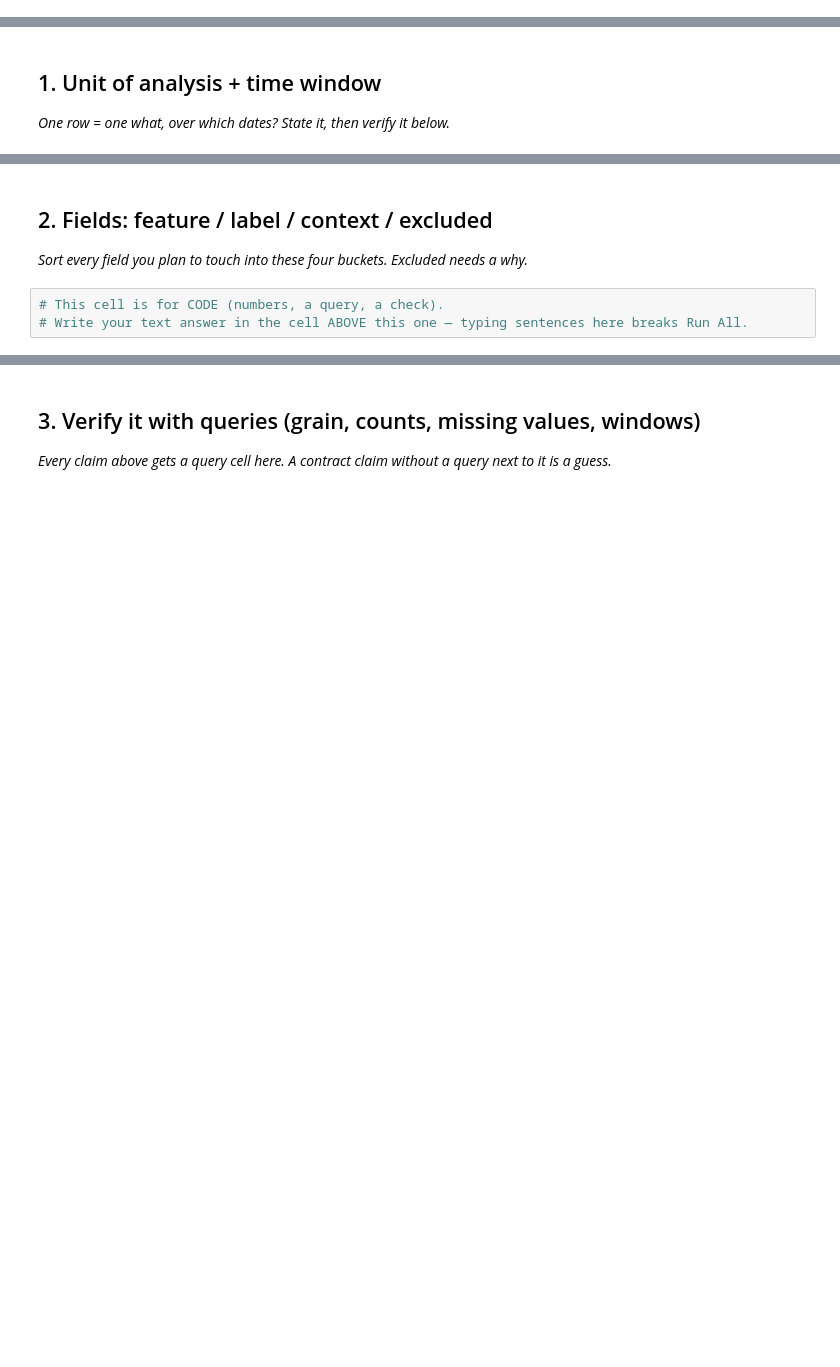
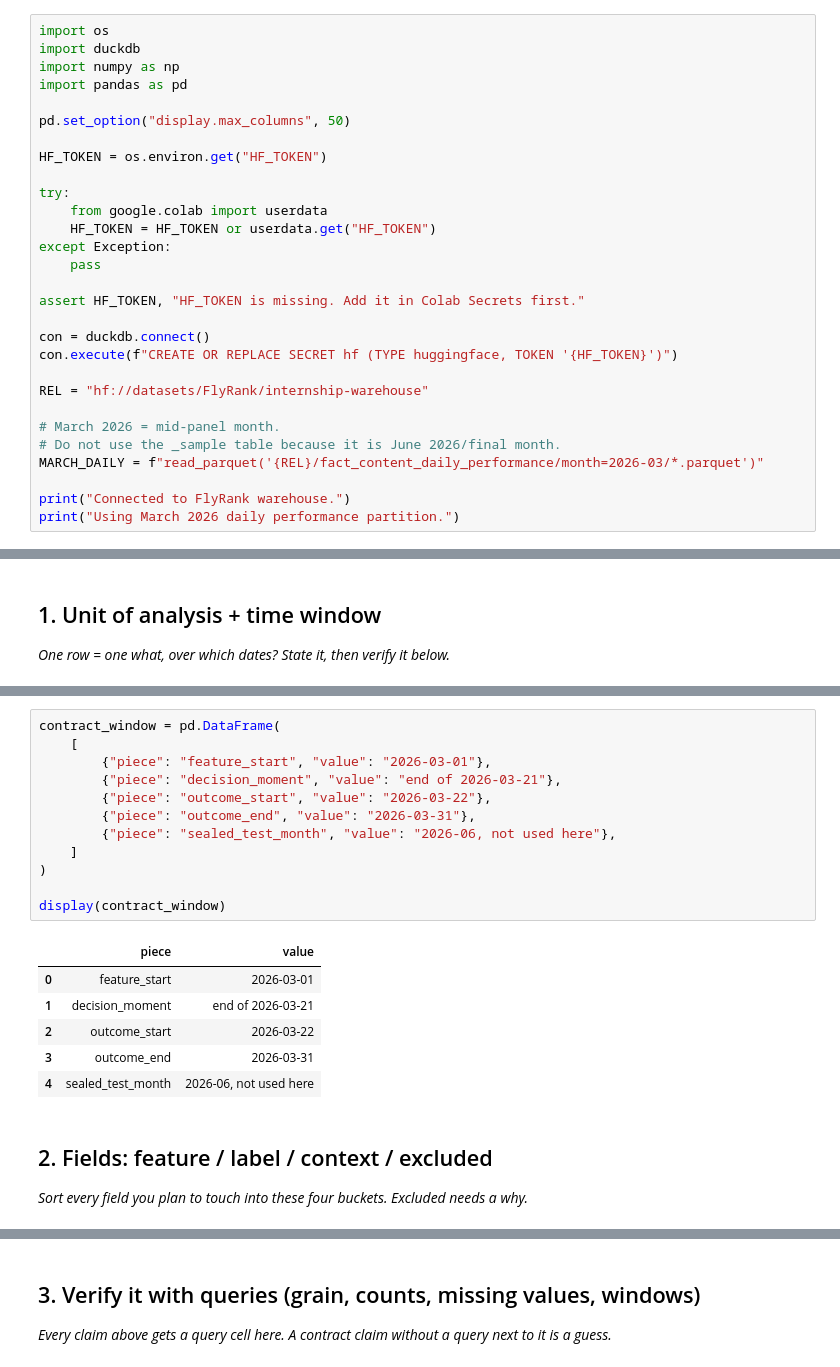
Before and after one commit to Cyb3rVigil/flyrank-ml-internship, a Jupyter notebook: work/notebooks/w03_data_contract.ipynb, the cells around one changed output, grey strips where cells are left out. Cells and saved outputs as stored; diff of their text form; blank space fills up the shorter version.

```diff
--- a/work/notebooks/w03_data_contract.ipynb
+++ b/work/notebooks/w03_data_contract.ipynb
@@ -8,0 +11,29 @@ This skeleton is yours to fill. Work the sections **in order** — each one has
+# %%
+import os
+import duckdb
+import numpy as np
+import pandas as pd
+
+pd.set_option("display.max_columns", 50)
+
+HF_TOKEN = os.environ.get("HF_TOKEN")
+
+try:
+    from google.colab import userdata
+    HF_TOKEN = HF_TOKEN or userdata.get("HF_TOKEN")
+except Exception:
+    pass
+
+assert HF_TOKEN, "HF_TOKEN is missing. Add it in Colab Secrets first."
+
+con = duckdb.connect()
+con.execute(f"CREATE OR REPLACE SECRET hf (TYPE huggingface, TOKEN '{HF_TOKEN}')")
+
+REL = "hf://datasets/FlyRank/internship-warehouse"
+
+# March 2026 = mid-panel month.
+# Do not use the _sample table because it is June 2026/final month.
+MARCH_DAILY = f"read_parquet('{REL}/fact_content_daily_performance/month=2026-03/*.parquet')"
+
+print("Connected to FlyRank warehouse.")
+print("Using March 2026 daily performance partition.")
@@ -16,7 +59,23 @@ This skeleton is yours to fill. Work the sections **in order** — each one has
+# %%
+contract_window = pd.DataFrame(
+    [
+        {"piece": "feature_start", "value": "2026-03-01"},
+        {"piece": "decision_moment", "value": "end of 2026-03-21"},
+        {"piece": "outcome_start", "value": "2026-03-22"},
+        {"piece": "outcome_end", "value": "2026-03-31"},
+        {"piece": "sealed_test_month", "value": "2026-06, not used here"},
+    ]
+)
+
+display(contract_window)
+# %% [output]
+|  | piece | value |
+| 0 | feature_start | 2026-03-01 |
+| 1 | decision_moment | end of 2026-03-21 |
+| 2 | outcome_start | 2026-03-22 |
+| 3 | outcome_end | 2026-03-31 |
+| 4 | sealed_test_month | 2026-06, not used here |
 # %% [markdown]
 ## 2. Fields: feature / label / context / excluded
 
 *Sort every field you plan to touch into these four buckets. Excluded needs a why.*
-# %%
-# This cell is for CODE (numbers, a query, a check).
-# Write your text answer in the cell ABOVE this one — typing sentences here breaks Run All.
```
Also changed, not shown: parts of 17 cells of this notebook.
